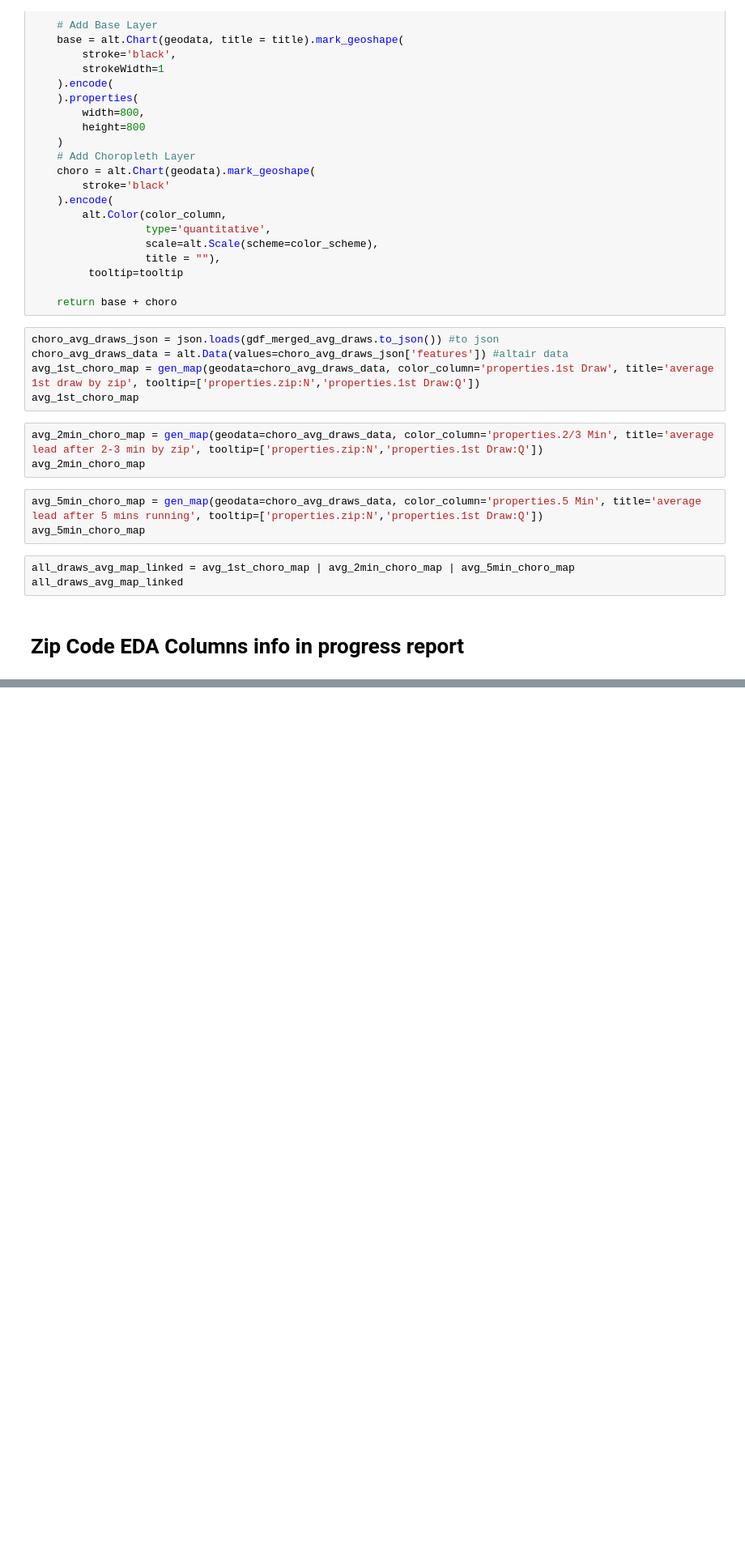
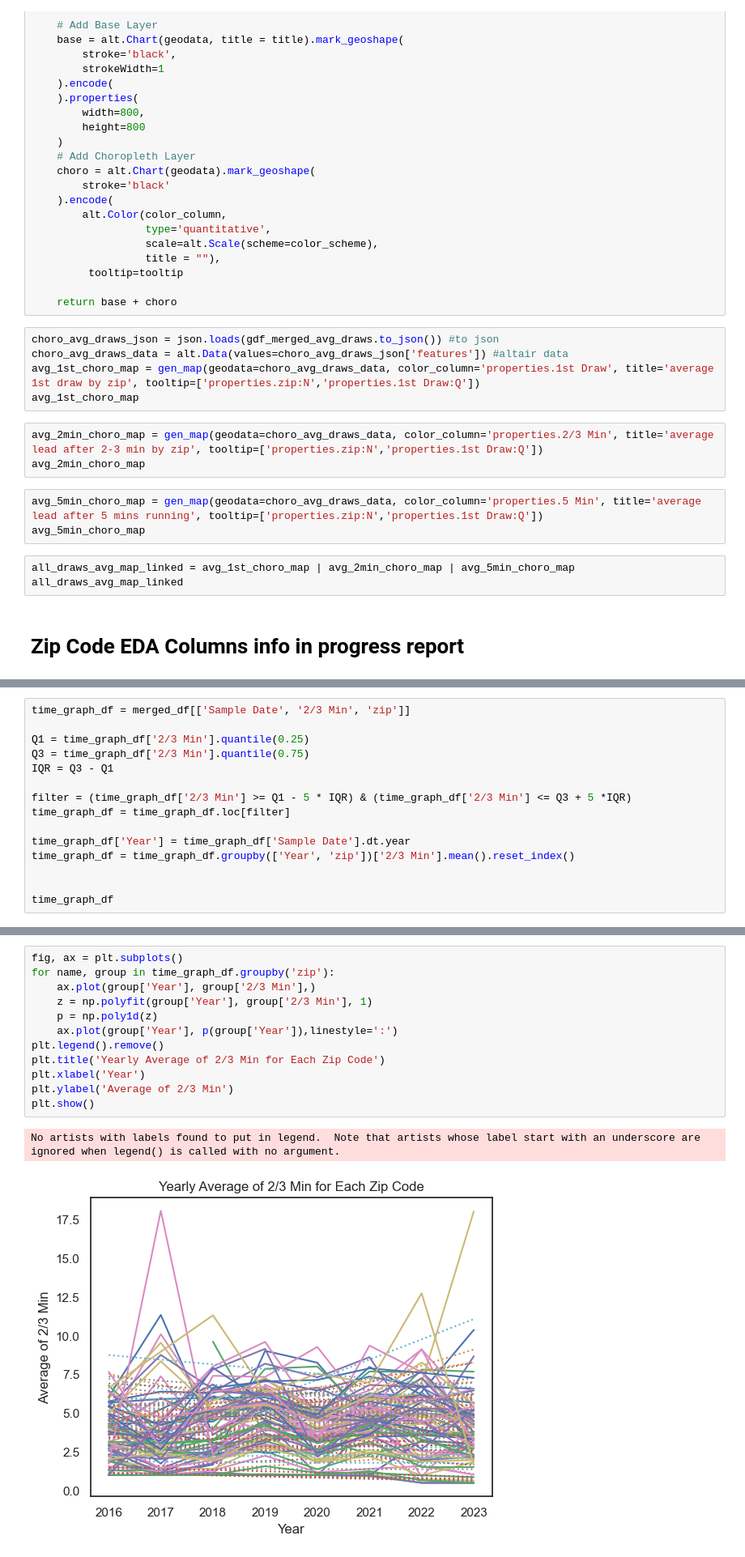
Before and after one commit to ebugarin/Chicago-Water-Lead-Levels-Analyzation, a Jupyter notebook: data_analysis.ipynb, the cells around one changed output, grey strips where cells are left out. Shown at 81% size. Saved outputs shown, nothing was run; the diff lists cells and outputs as text; blank space fills up the shorter version.

```diff
--- a/data_analysis.ipynb
+++ b/data_analysis.ipynb
@@ -600,0 +682,15 @@ zip_code_df.head()
+# %%
+time_graph_df = merged_df[['Sample Date', '2/3 Min', 'zip']]
+
+Q1 = time_graph_df['2/3 Min'].quantile(0.25)
+Q3 = time_graph_df['2/3 Min'].quantile(0.75)
+IQR = Q3 - Q1
+
+filter = (time_graph_df['2/3 Min'] >= Q1 - 5 * IQR) & (time_graph_df['2/3 Min'] <= Q3 + 5 *IQR)
+time_graph_df = time_graph_df.loc[filter]
+
+time_graph_df['Year'] = time_graph_df['Sample Date'].dt.year
+time_graph_df = time_graph_df.groupby(['Year', 'zip'])['2/3 Min'].mean().reset_index()
+
+
+time_graph_df
@@ -600,0 +711,15 @@ zip_code_df.head()
+# %%
+fig, ax = plt.subplots()
+for name, group in time_graph_df.groupby('zip'):
+    ax.plot(group['Year'], group['2/3 Min'],)
+    z = np.polyfit(group['Year'], group['2/3 Min'], 1)
+    p = np.poly1d(z)
+    ax.plot(group['Year'], p(group['Year']),linestyle=':')
+plt.legend().remove()
+plt.title('Yearly Average of 2/3 Min for Each Zip Code')
+plt.xlabel('Year')
+plt.ylabel('Average of 2/3 Min')
+plt.show()
+# %% [output]
+No artists with labels found to put in legend.  Note that artists whose label start with an underscore are ignored when legend() is called with no argument.
+[figure, added]
```
Also changed, not shown: parts of 12 cells of this notebook.
